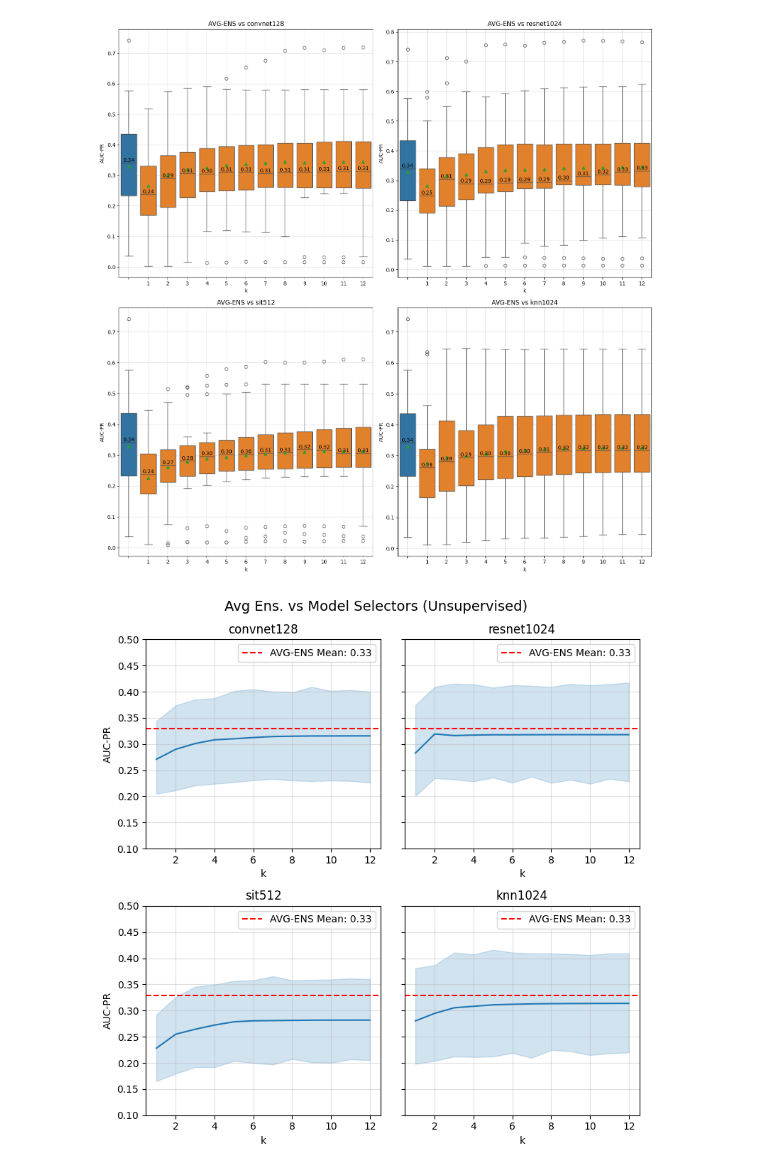
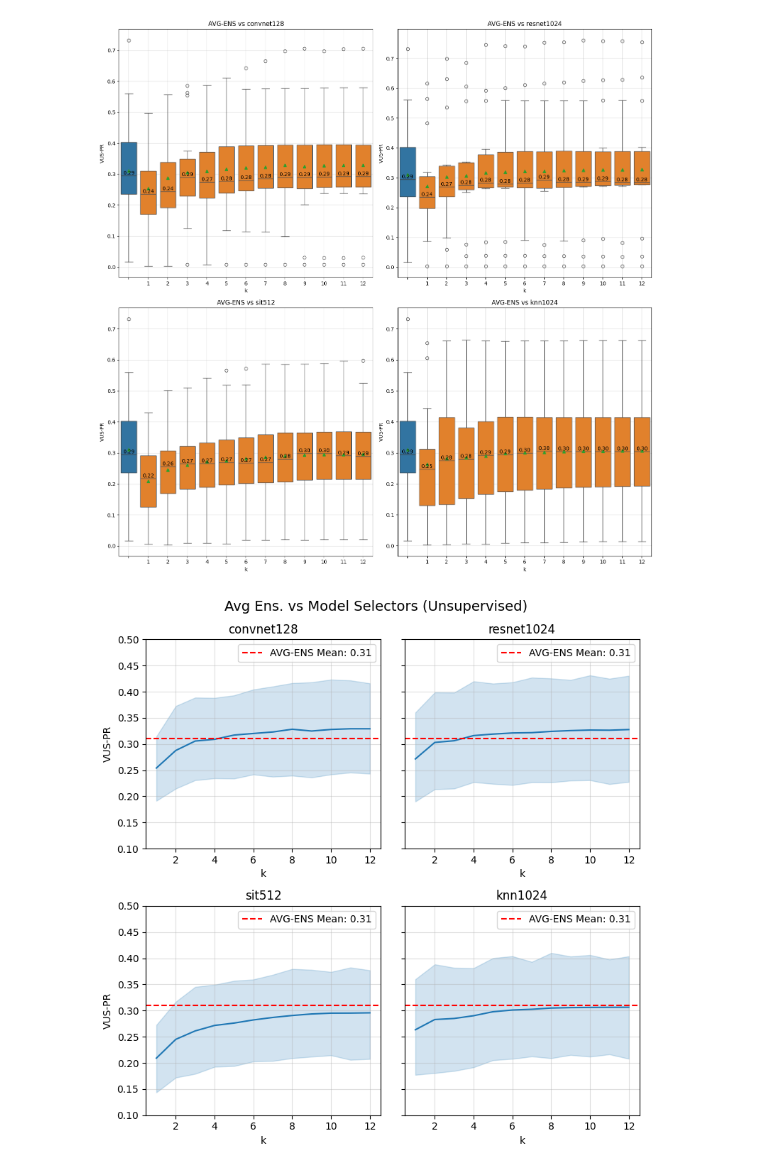
Before and after one commit to sylligardos/MSADv2, a Jupyter notebook: notebooks/unsupervised.ipynb, the cells around one changed output. Cells and saved outputs as stored; diff of their text form; code cells hidden in the pictures.

```diff
--- a/notebooks/unsupervised.ipynb
+++ b/notebooks/unsupervised.ipynb
@@ -223,6 +230,7 @@ avg_ens_means = []
 for dataset in datasets:
     avg_ens_means.append({
         "Dataset": dataset,
-        "AUC-PR": metrics_df.filter(like=dataset, axis=0).mean()[0]
+        "VUS-PR": metrics_df.filter(like=dataset, axis=0).mean()[0]
     })
 avg_ens_means_df = pd.DataFrame(avg_ens_means)
+avg_ens_means_df
@@ -229,20 +254,20 @@ avg_ens_means_df = pd.DataFrame(avg_ens_means)
 # %%
-# Plot the AUC-PR values
+# Plot the VUS-PR values
 fig, axes = plt.subplots(4, 4, figsize=(15, 15), sharey=True)
 combine_method = 'average'
 
 for i in range (0, len(datasets)):
     curr_data = df[(df["Dataset"] == datasets[i]) & (df["Combine Method"] == combine_method)]
 
-    sns.lineplot(ax=axes[i//4, i % 4], data=curr_data, x="k", y="AUC-PR", hue="Model Selector", hue_order=model_selectors, errorbar=None)
+    sns.lineplot(ax=axes[i//4, i % 4], data=curr_data, x="k", y="VUS-PR", hue="Model Selector", hue_order=model_selectors, errorbar=None)
 
     # Compute average for k = 1
     for j, ms in enumerate(model_selectors):
-        curr_avg_k1 = curr_data[(curr_data["Model Selector"] == ms) & (curr_data["k"] == 1)]['AUC-PR'].mean()
+        curr_avg_k1 = curr_data[(curr_data["Model Selector"] == ms) & (curr_data["k"] == 1)]['VUS-PR'].mean()
         axes[i//4, i % 4].axhline(y=curr_avg_k1, color=f'C{j}', linestyle='dashed', label=f'{ms} k=1')
 
     # Compute average of AVG_ENS
-    avg_avg_ens = curr_data[curr_data['k'] == 1]['AVG_ENS_AUC_PR'].mean()
+    avg_avg_ens = curr_data[curr_data['k'] == 1]['AVG_ENS_VUS_PR'].mean()
 
     axes[i//4, i % 4].axhline(y=avg_avg_ens, color='black', label='AVG-ENS')
     axes[i//4, i % 4].grid(alpha=0.4)
@@ -253,13 +278,13 @@ curr_data = df[(df["Combine Method"] == combine_method)]
 
 # Compute average for k = 1
 for j, ms in enumerate(model_selectors):
-    curr_avg_k1 = curr_data[(curr_data["Model Selector"] == ms) & (curr_data["k"] == 1)]['AUC-PR'].mean()
+    curr_avg_k1 = curr_data[(curr_data["Model Selector"] == ms) & (curr_data["k"] == 1)]['VUS-PR'].mean()
     axes[3, 3].axhline(y=curr_avg_k1, color=f'C{j}', linestyle='dashed')
 
 # Compute average of AVG_ENS
-avg_avg_ens = curr_data[curr_data['k'] == 1]['AVG_ENS_AUC_PR'].mean()
+avg_avg_ens = curr_data[curr_data['k'] == 1]['AVG_ENS_VUS_PR'].mean()
 
-sns.lineplot(ax=axes[3, 3], data=curr_data, x="k", y="AUC-PR", hue="Model Selector", hue_order=model_selectors, errorbar=None)
+sns.lineplot(ax=axes[3, 3], data=curr_data, x="k", y="VUS-PR", hue="Model Selector", hue_order=model_selectors, errorbar=None)
 axes[3, 3].axhline(y=avg_avg_ens, color='black', label='AVG-ENS')
 axes[3, 3].grid(alpha=0.4)
 axes[3, 3].title.set_text("Global results")
@@ -315,5 +340,5 @@ plt.show()
 # %%
-# Plot the AUC-PR values
+# Plot the VUS-PR values
 fig, axes = plt.subplots(4, 4, figsize=(15, 15), sharey=True)
 model_selector = [x for x in model_selectors if 'knn' in x][0]
 combine_method = 'average'
@@ -322,10 +347,10 @@ combine_method = 'average'
 for i in range (0, len(datasets)):
     curr_data = df[(df["Dataset"] == datasets[i]) & (df["Model Selector"] == model_selector) & (df["Combine Method"] == combine_method)]
 
-    sns.boxplot(ax=axes[i//4, i % 4], data=curr_data[curr_data['k'] == 1], y="AVG_ENS_AUC_PR")
-    sns.boxplot(ax=axes[i//4, i % 4], data=curr_data, x="k", y="AUC-PR")
+    sns.barplot(ax=axes[i//4, i % 4], data=curr_data[curr_data['k'] == 1], y="AVG_ENS_VUS_PR")
+    sns.barplot(ax=axes[i//4, i % 4], data=curr_data, x="k", y="VUS-PR")
 
-    axes[i//4, i % 4].set(ylabel='AUC-PR')
+    axes[i//4, i % 4].set(ylabel='VUS-PR')
     axes[i//4, i % 4].grid(alpha=0.4)
     axes[i//4, i % 4].title.set_text(datasets[i])
 
@@ -333,10 +358,10 @@ for i in range (0, len(datasets)):
 curr_data = df[(df["Model Selector"] == model_selector) & (df["Combine Method"] == combine_method)]
 curr_means_df = means_df[(means_df["Model Selector"] == model_selector) & (means_df["Combine Method"] == combine_method)]
 
-sns.boxplot(ax=axes[3, 3], data=avg_ens_means_df, y="AUC-PR")
-sns.boxplot(ax=axes[3, 3], data=curr_means_df, x="k", y="AUC-PR")
+sns.barplot(ax=axes[3, 3], data=avg_ens_means_df, y="VUS-PR")
+sns.barplot(ax=axes[3, 3], data=curr_means_df, x="k", y="VUS-PR")
 
-axes[3, 3].set(ylabel='AUC-PR')
+axes[3, 3].set(ylabel='VUS-PR')
 axes[3, 3].grid(alpha=0.4)
 axes[3, 3].title.set_text("Global results")
 
@@ -347,45 +372,45 @@ plt.show()
 # %%
 plt.figure(figsize=(15, 15))
 for i, model_selector in enumerate(model_selectors):
     combine_method = 'average'
 
     curr_means_df = means_df[(means_df["Model Selector"] == model_selector) & (means_df["Combine Method"] == combine_method)]
 
     plt.subplot(2, 2, i + 1)
-    sns.boxplot(data=avg_ens_means_df, y="AUC-PR", showmeans=True)
-    sns.boxplot(data=curr_means_df, x="k", y="AUC-PR", showmeans=True)
+    sns.boxplot(data=avg_ens_means_df, y="VUS-PR", showmeans=True)
+    sns.boxplot(data=curr_means_df, x="k", y="VUS-PR", showmeans=True)
 
-    max_auc_pr_by_k = curr_means_df.groupby('k')['AUC-PR'].median().reset_index()
-    avg_ens_median = avg_ens_means_df['AUC-PR'].median()
+    max_vus_pr_by_k = curr_means_df.groupby('k')['VUS-PR'].median().reset_index()
+    avg_ens_median = avg_ens_means_df['VUS-PR'].median()
 
     plt.text(0, avg_ens_median, f'{avg_ens_median:.2f}', color='black', ha='center', va='bottom', fontsize=10)
-    for _, row in max_auc_pr_by_k.iterrows():
+    for _, row in max_vus_pr_by_k.iterrows():
         k_value = row['k']
-        max_auc_pr = row['AUC-PR']
-        plt.text(k_value, max_auc_pr, f'{max_auc_pr:.2f}', color='black', ha='center', va='bottom', fontsize=10)
+        max_vus_pr = row['VUS-PR']
+        plt.text(k_value, max_vus_pr, f'{max_vus_pr:.2f}', color='black', ha='center', va='bottom', fontsize=10)
 
     plt.grid(alpha=0.4)
     plt.title(f"AVG-ENS vs {model_selector}")
 
 plt.tight_layout()
 plt.show()
 # %% [output]
-[figure, old version]
+[figure, new version]
 # %%
 fig, axes = plt.subplots(2, 2, figsize=(8, 8), sharey=True)
 fig.suptitle("Avg Ens. vs Model Selectors (Unsupervised)", fontsize=14)
 
 # Calculate the average ensemble median value
-avg_ens_mean = avg_ens_means_df['AUC-PR'].mean()
+avg_ens_mean = avg_ens_means_df['VUS-PR'].mean()
 
 # Create subplots
 for i, model_selector in enumerate(model_selectors):
-    combine_method = 'vote'
+    combine_method = 'average'
 
     curr_means_df = means_df[(means_df["Model Selector"] == model_selector) & (means_df["Combine Method"] == combine_method)]
 
     ax = axes[i//2, i%2]
-    sns.lineplot(data=curr_means_df, x="k", y="AUC-PR", ax=ax)
+    sns.lineplot(data=curr_means_df, x="k", y="VUS-PR", ax=ax)
 
     # Draw a horizontal line for the avg_ens_median value
     ax.axhline(y=avg_ens_mean, color='red', linestyle='dashed', label=f'AVG-ENS Mean: {avg_ens_mean:.2f}')
@@ -401,4 +426,4 @@ plt.tight_layout()
 plt.savefig('/home/sylli/Documents/MSAD-E/reports/figures/global_results_average_unsupervised.svg')
 plt.show()
 # %% [output]
-[figure, old version]
+[figure, new version]
```
Also changed, not shown: parts of 12 cells of this notebook, 1 other file.
